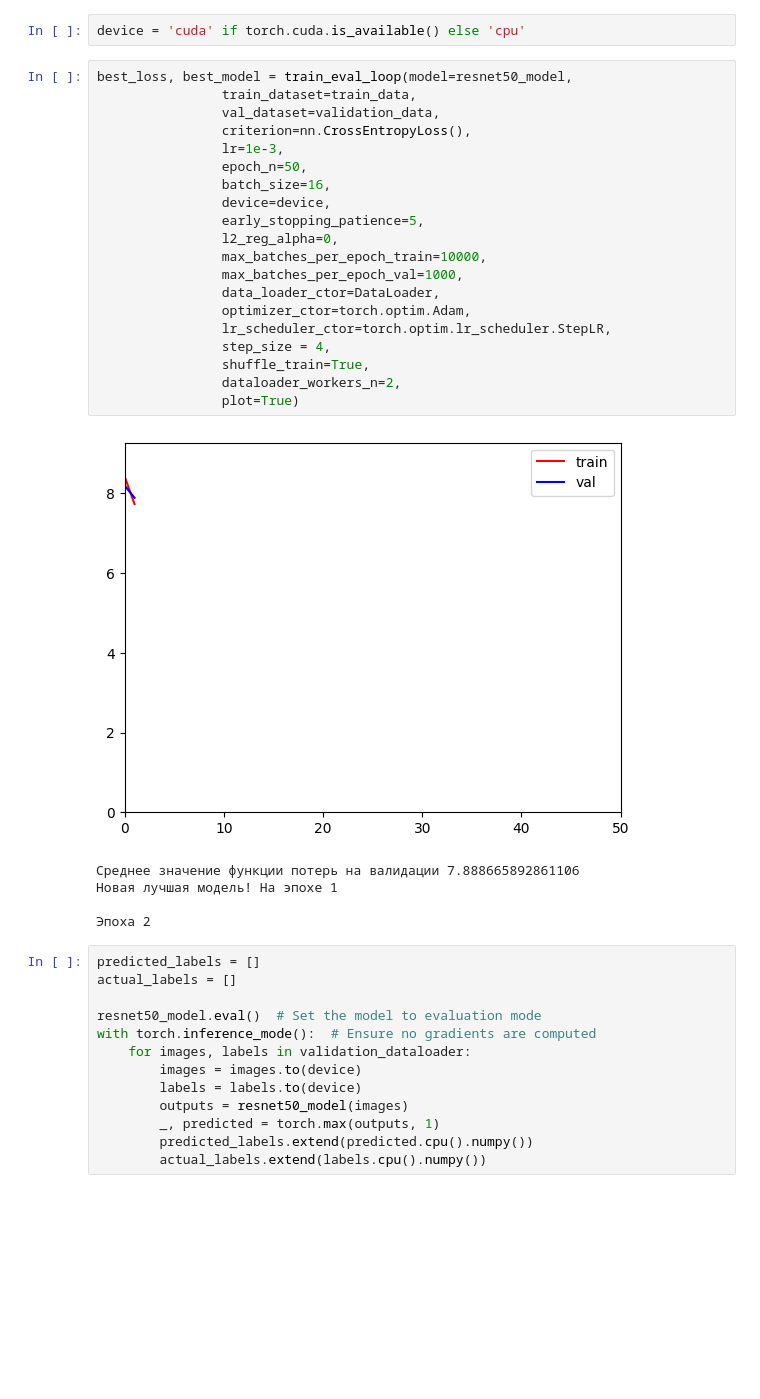
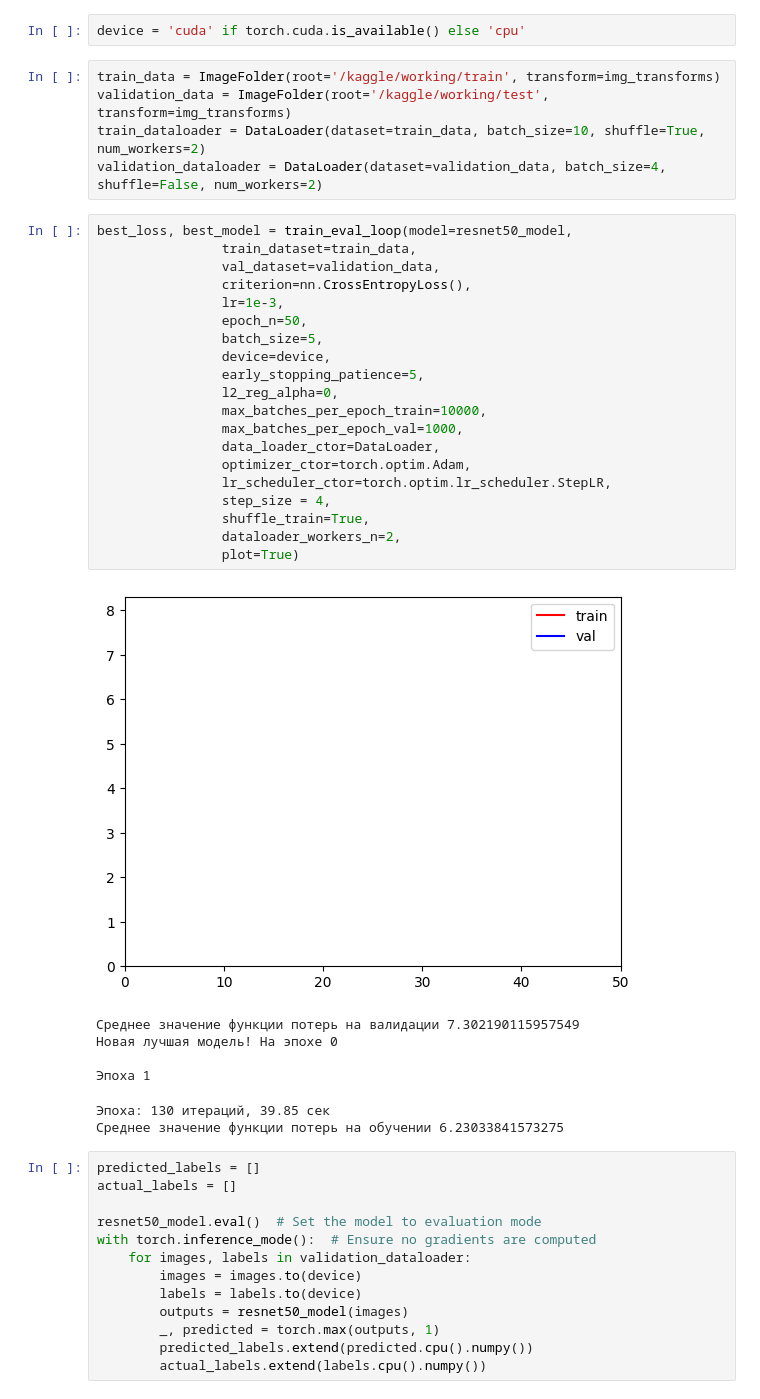
Before and after one commit to Toothless-1/BTS_YOLO_detection, a Jupyter notebook: BTS_YOLO_detection.ipynb, the cells around one changed output. Saved outputs shown, nothing was run; the diff lists cells and outputs as text; blank space fills up the shorter version.

Commit message:
Kaggle Notebook | BTS_YOLO_detection | Version 12

```diff
--- a/BTS_YOLO_detection.ipynb
+++ b/BTS_YOLO_detection.ipynb
@@ -427,32 +427,39 @@ def predict_with_model(model, dataset, device=None, batch_size=32, num_workers=0
         return np.concatenate(results_by_batch, 0)
 # %%
 device = 'cuda' if torch.cuda.is_available() else 'cpu'
+# %%
+train_data = ImageFolder(root='/kaggle/working/train', transform=img_transforms)
+validation_data = ImageFolder(root='/kaggle/working/test', transform=img_transforms)
+train_dataloader = DataLoader(dataset=train_data, batch_size=10, shuffle=True, num_workers=2)
+validation_dataloader = DataLoader(dataset=validation_data, batch_size=4, shuffle=False, num_workers=2)
 # %%
 best_loss, best_model = train_eval_loop(model=resnet50_model,
                 train_dataset=train_data,
                 val_dataset=validation_data,
                 criterion=nn.CrossEntropyLoss(),
                 lr=1e-3,
                 epoch_n=50,
-                batch_size=16,
+                batch_size=5,
                 device=device,
                 early_stopping_patience=5,
                 l2_reg_alpha=0,
                 max_batches_per_epoch_train=10000,
                 max_batches_per_epoch_val=1000,
                 data_loader_ctor=DataLoader,
                 optimizer_ctor=torch.optim.Adam,
                 lr_scheduler_ctor=torch.optim.lr_scheduler.StepLR,
                 step_size = 4,
                 shuffle_train=True,
                 dataloader_workers_n=2,
                 plot=True)
 # %% [output]
-[figure, old version]
+[figure, new version]
-Среднее значение функции потерь на валидации 7.888665892861106
-Новая лучшая модель! На эпохе 1
+Среднее значение функции потерь на валидации 7.302190115957549
+Новая лучшая модель! На эпохе 0
 
-Эпоха 2
+Эпоха 1
+Эпоха: 130 итераций, 39.85 сек
+Среднее значение функции потерь на обучении 6.23033841573275
 # %%
 predicted_labels = []
 actual_labels = []
```
